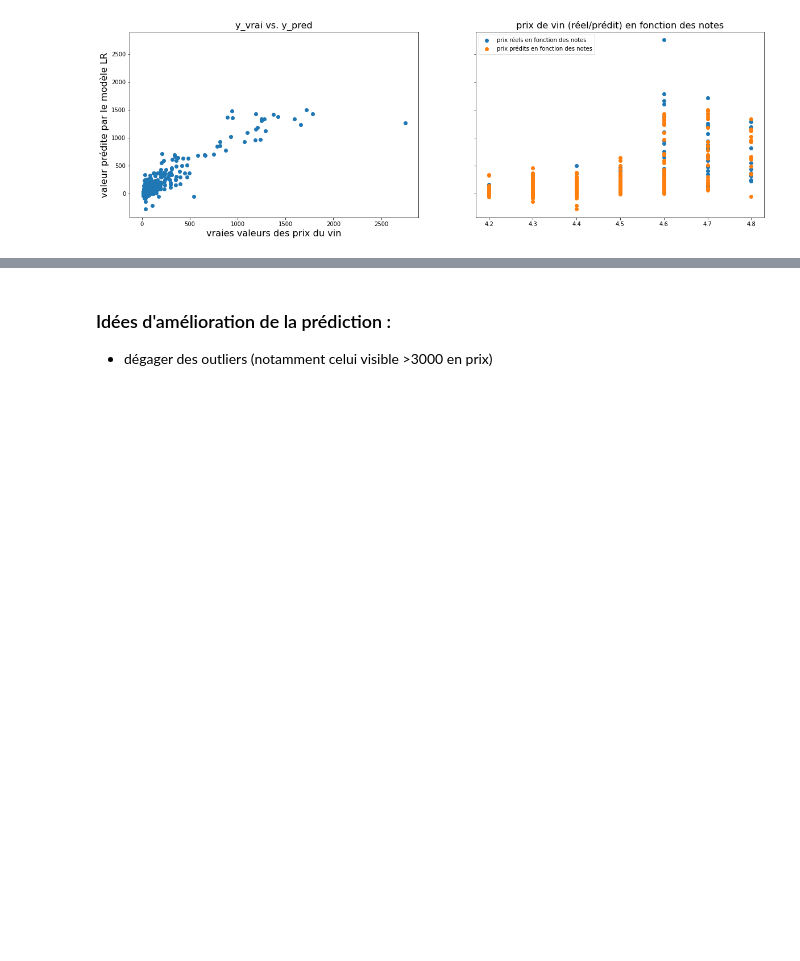
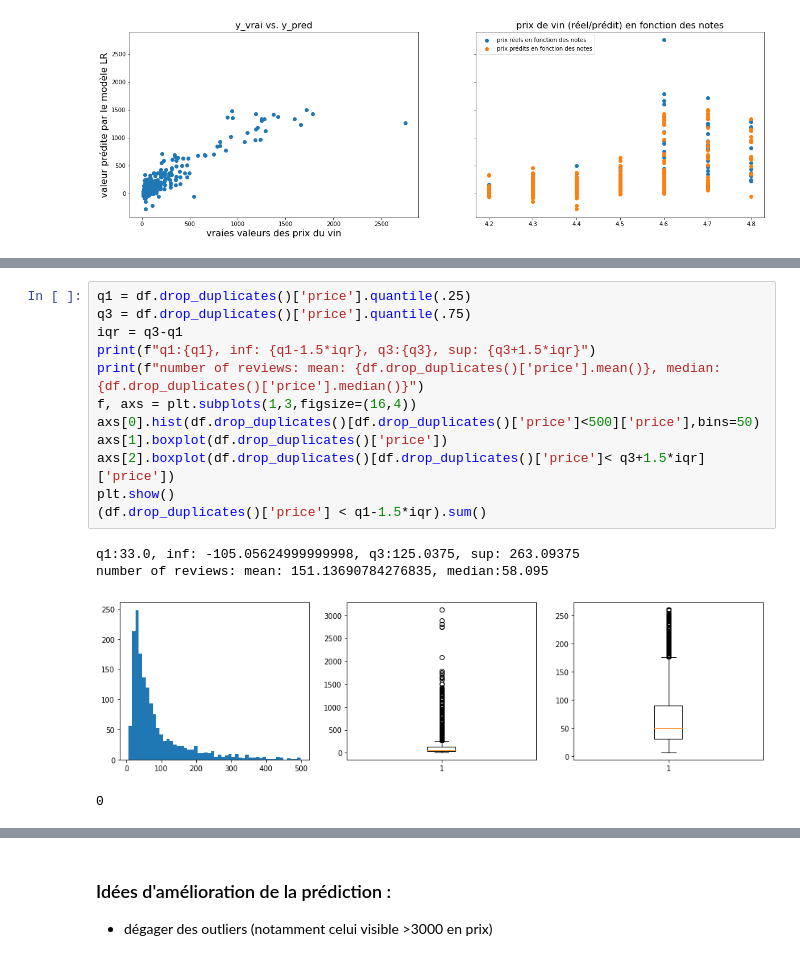
Before and after one commit to superhughhh/brief-My-first-Linear-Regression, a Jupyter notebook: spanish_wine_hadi_test.ipynb, the cells around one changed output, grey strips where cells are left out. Drawn from its saved outputs; the diff is of its cells as text; blank space fills up the shorter version.

```diff
--- a/spanish_wine_hadi_test.ipynb
+++ b/spanish_wine_hadi_test.ipynb
@@ -355,0 +414,17 @@ plt.show()
+# %%
+q1 = df.drop_duplicates()['price'].quantile(.25)
+q3 = df.drop_duplicates()['price'].quantile(.75)
+iqr = q3-q1
+print(f"q1:{q1}, inf: {q1-1.5*iqr}, q3:{q3}, sup: {q3+1.5*iqr}")
+print(f"number of reviews: mean: {df.drop_duplicates()['price'].mean()}, median:{df.drop_duplicates()['price'].median()}")
+f, axs = plt.subplots(1,3,figsize=(16,4))
+axs[0].hist(df.drop_duplicates()[df.drop_duplicates()['price']<500]['price'],bins=50)
+axs[1].boxplot(df.drop_duplicates()['price'])
+axs[2].boxplot(df.drop_duplicates()[df.drop_duplicates()['price']< q3+1.5*iqr]['price'])
+plt.show()
+(df.drop_duplicates()['price'] < q1-1.5*iqr).sum()
+# %% [output]
+q1:33.0, inf: -105.05624999999998, q3:125.0375, sup: 263.09375
+number of reviews: mean: 151.13690784276835, median:58.095
+[figure, added]
+0
```
Also changed, not shown: parts of 10 cells of this notebook.
